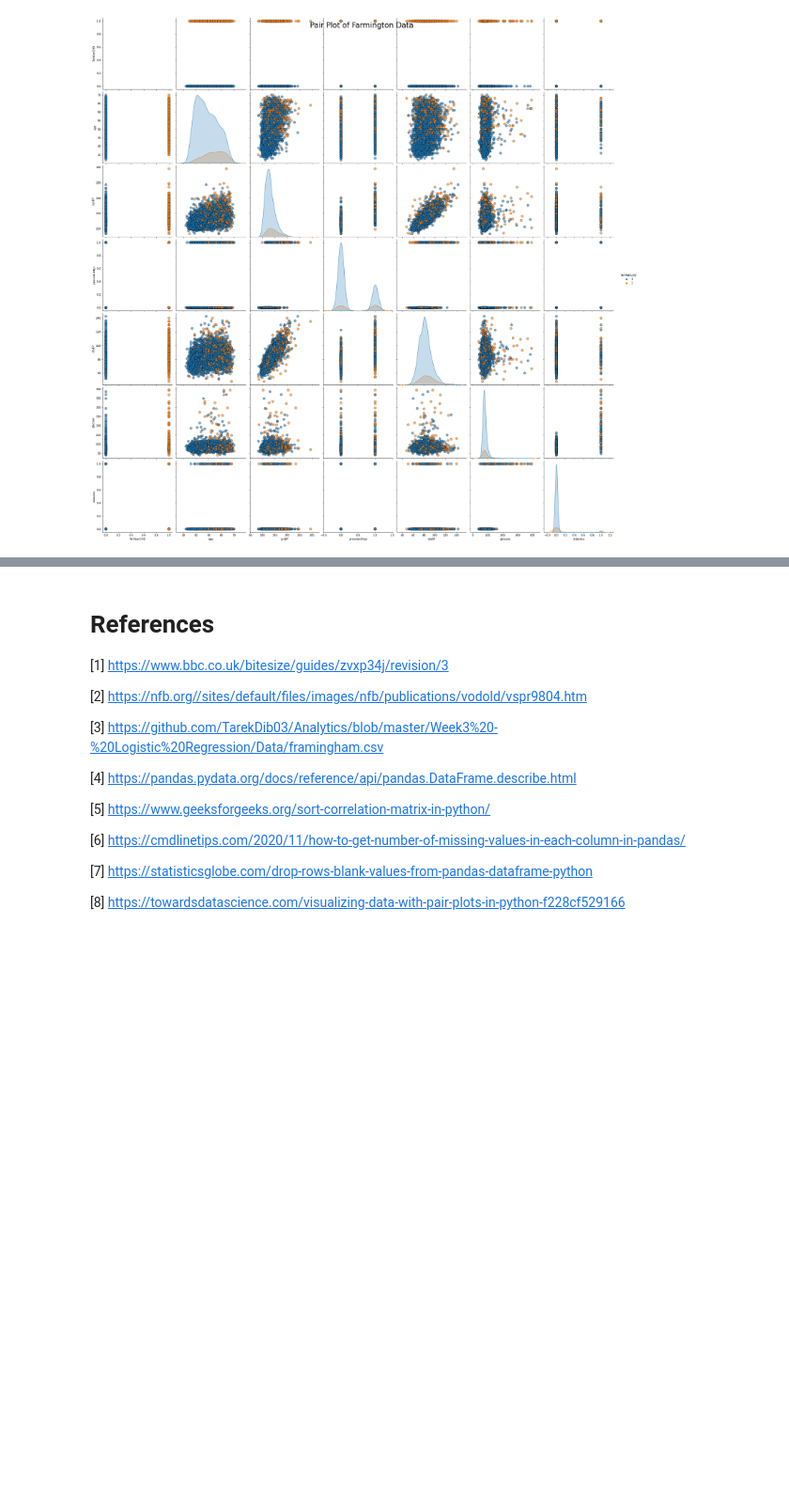
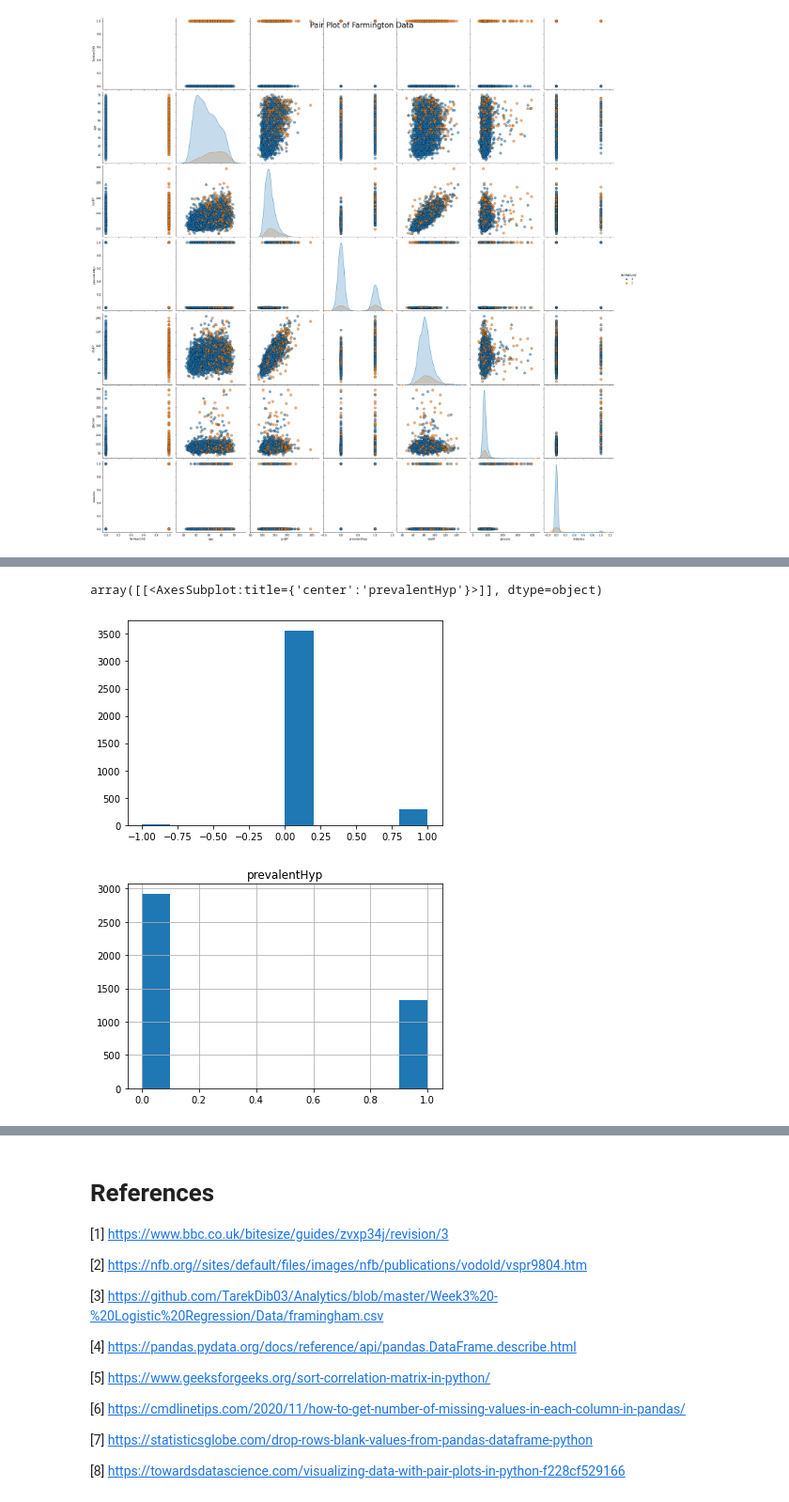
Before and after one commit to DPR-droid/2021_11_Programming-for-Data-Analysis-Project-2021, a Jupyter notebook: Programming-for-Data-Analysis-Project-2021-V2.ipynb, the cells around one changed output, grey strips where cells are left out. Shown at 94% size. Saved outputs shown, nothing was run; the diff lists cells and outputs as text; code cells hidden in the pictures; blank space fills up the shorter version.

```diff
--- a/Programming-for-Data-Analysis-Project-2021-V2.ipynb
+++ b/Programming-for-Data-Analysis-Project-2021-V2.ipynb
@@ -213,0 +243,15 @@ plt.suptitle('Pair Plot of Farmington Data', size = 28);
+# %%
+# Plot a histogram of prevalentHyp
+
+mu, sigma = 0.312825, 0.463704 # mean and standard deviation
+
+s = np.random.normal(mu, sigma, 3852)
+
+plt.hist(s.astype(int))
+
+# Plot a histogram of prevalentHyp
+df.hist(column='prevalentHyp')
+# %% [output]
+array([[<AxesSubplot:title={'center':'prevalentHyp'}>]], dtype=object)
+[figure, added]
+[figure, added]
```
Also changed, not shown: parts of 9 cells of this notebook.
